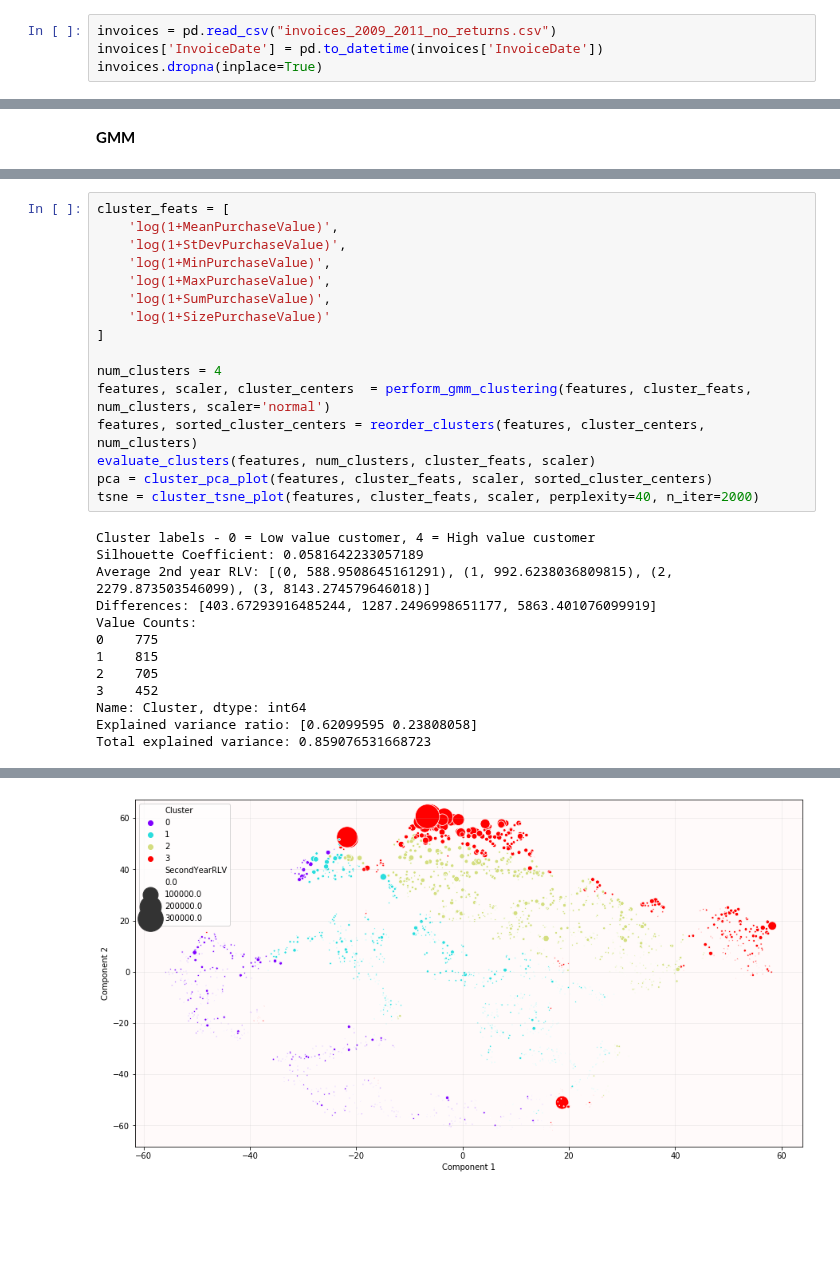
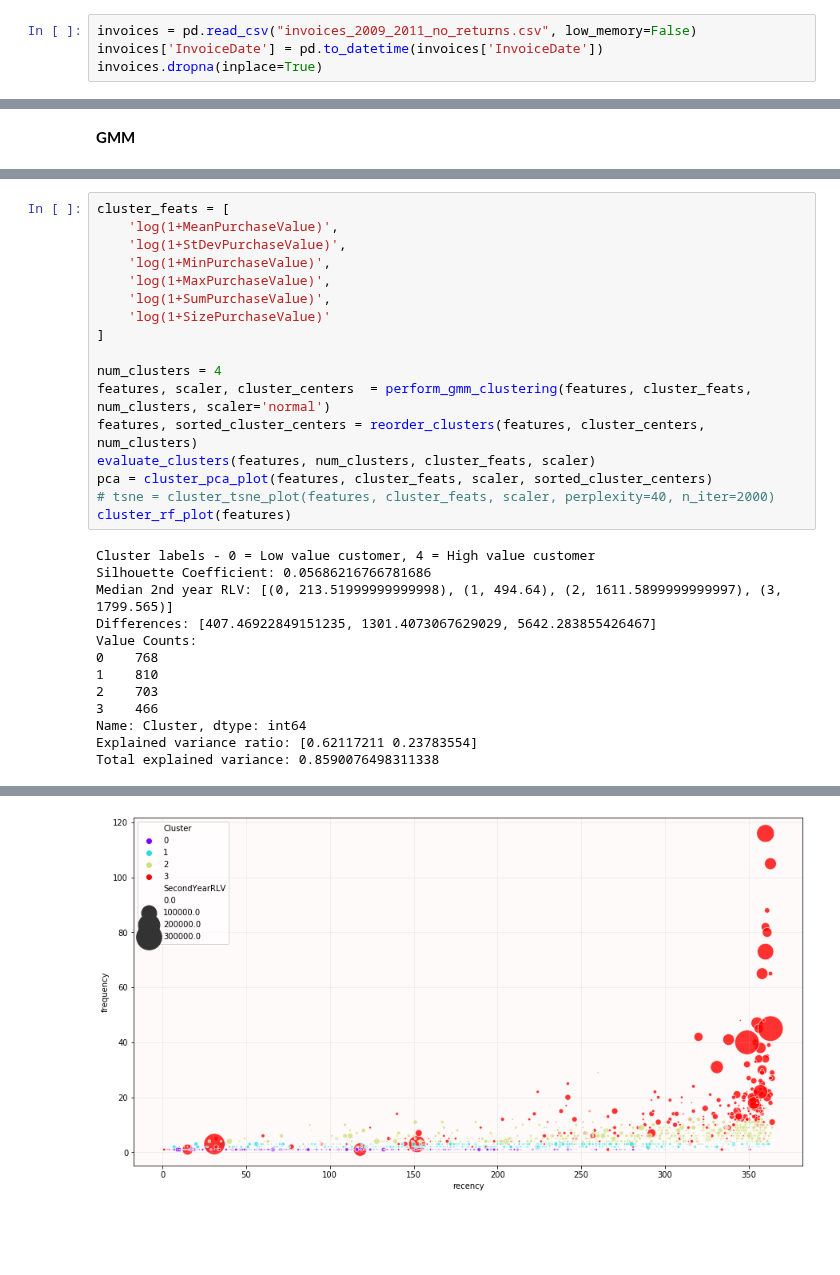
Before and after one commit to W-Tran/Online-Retail, a Jupyter notebook: clustering_daily.ipynb, the cells around one changed output, grey strips where cells are left out. Cells and saved outputs as stored; diff of their text form.

```diff
--- a/clustering_daily.ipynb
+++ b/clustering_daily.ipynb
@@ -14,7 +14,7 @@ from sklearn.metrics import pairwise_distances_argmin_min
 %load_ext autoreload
 %autoreload 2
 # %%
-invoices = pd.read_csv("invoices_2009_2011_no_returns.csv")
+invoices = pd.read_csv("invoices_2009_2011_no_returns.csv", low_memory=False)
 invoices['InvoiceDate'] = pd.to_datetime(invoices['InvoiceDate'])
 invoices.dropna(inplace=True)
 # %%
@@ -224,17 +227,18 @@ features, scaler, cluster_centers  = perform_gmm_clustering(features, cluster_fe
 features, sorted_cluster_centers = reorder_clusters(features, cluster_centers, num_clusters)
 evaluate_clusters(features, num_clusters, cluster_feats, scaler)
 pca = cluster_pca_plot(features, cluster_feats, scaler, sorted_cluster_centers)
-tsne = cluster_tsne_plot(features, cluster_feats, scaler, perplexity=40, n_iter=2000)
+# tsne = cluster_tsne_plot(features, cluster_feats, scaler, perplexity=40, n_iter=2000)
+cluster_rf_plot(features)
 # %% [output]
 Cluster labels - 0 = Low value customer, 4 = High value customer
-Silhouette Coefficient: 0.0581642233057189
-Average 2nd year RLV: [(0, 588.9508645161291), (1, 992.6238036809815), (2, 2279.873503546099), (3, 8143.274579646018)]
-Differences: [403.67293916485244, 1287.2496998651177, 5863.401076099919]
+Silhouette Coefficient: 0.05686216766781686
+Median 2nd year RLV: [(0, 213.51999999999998), (1, 494.64), (2, 1611.5899999999997), (3, 1799.565)]
+Differences: [407.46922849151235, 1301.4073067629029, 5642.283855426467]
 Value Counts:
-0    775
-1    815
-2    705
-3    452
+0    768
+1    810
+2    703
+3    466
 Name: Cluster, dtype: int64
-Explained variance ratio: [0.62099595 0.23808058]
-Total explained variance: 0.859076531668723
+Explained variance ratio: [0.62117211 0.23783554]
+Total explained variance: 0.8590076498311338
@@ -242,4 +246,4 @@ Total explained variance: 0.859076531668723
-[figure, old version]
+[figure, new version]
 # %% [markdown]
 <br>
 <br>
```
Also changed, not shown: parts of 10 cells of this notebook.
